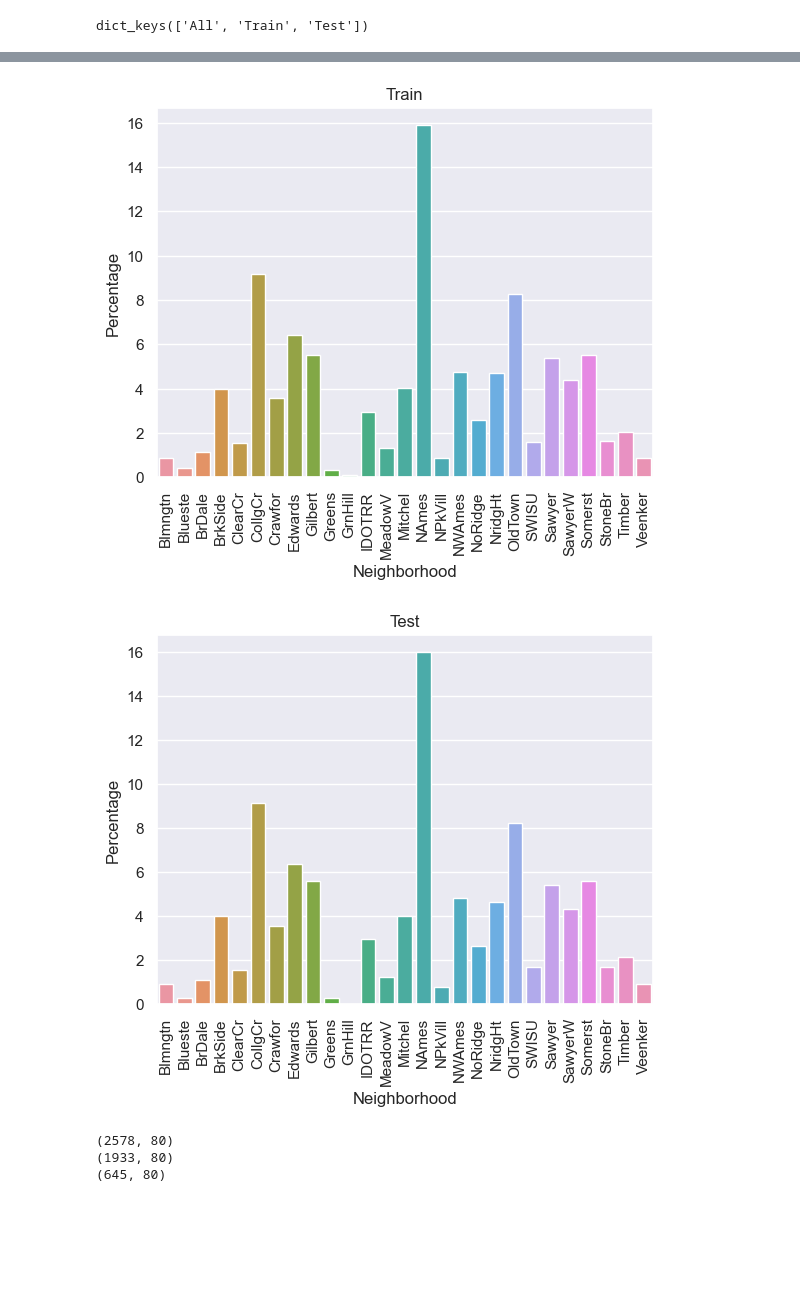
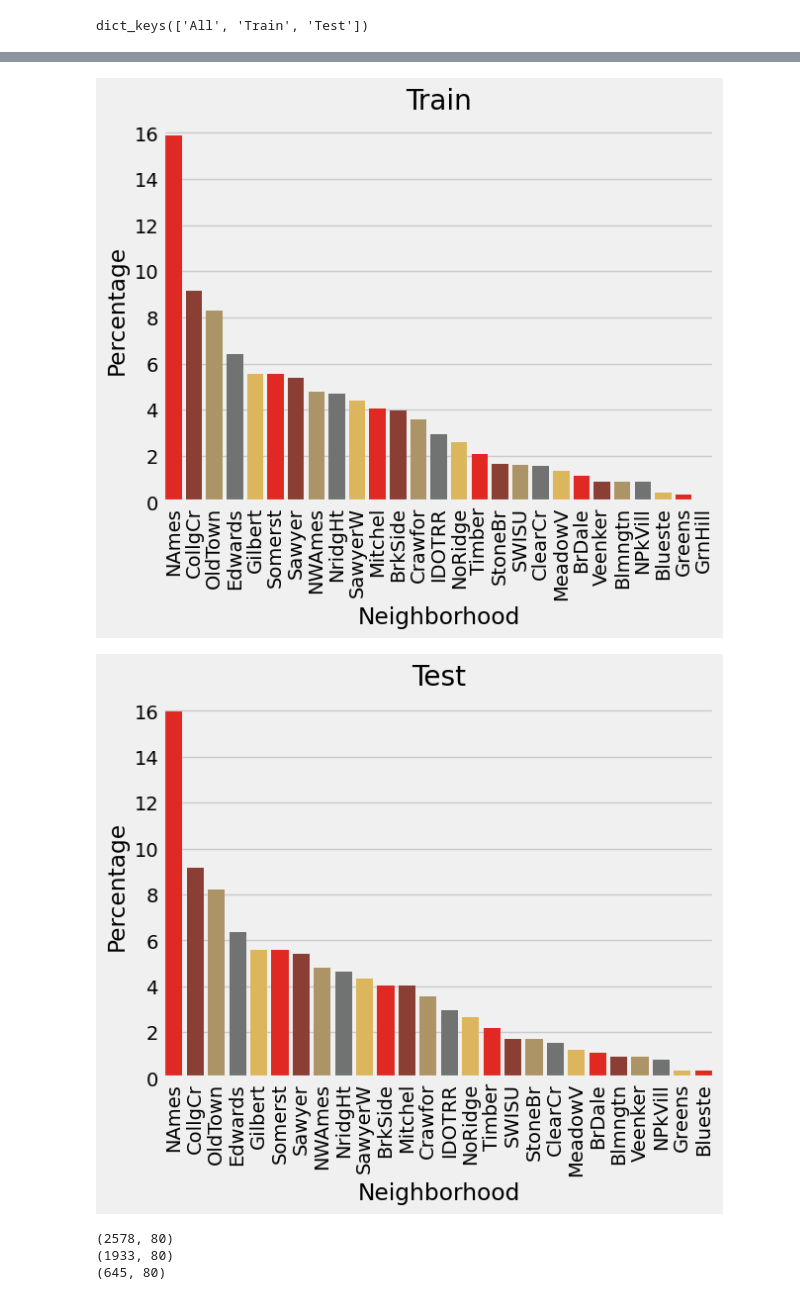
Before and after one commit to nikita-agrawal/Ames-Housing-Analysis, a Jupyter notebook: Hayden/strat_sample.ipynb, the cells around one changed output, grey strips where cells are left out. Cells and saved outputs as stored; diff of their text form; code cells hidden in the pictures; blank space fills up the shorter version.

Commit message:
added my test color palette and fixed the ordering of the neighborhood graph. But only because Alex asked me to.

```diff
--- a/Hayden/strat_sample.ipynb
+++ b/Hayden/strat_sample.ipynb
@@ -3,11 +3,22 @@ import pandas as pd
 import numpy as np
 import matplotlib.pyplot as plt
 import seaborn as sns
+import matplotlib.style as style
+style.use('fivethirtyeight')
 import helper # my function that i added
-# %%
-sns.set_theme()
-sns.set_context('notebook')
-sns.set_palette('viridis')
+# %%
+# I repeated the colors so that the length of the paleete,30 ,is now longer than
+# the length of unique neighborhoods
+test = ["#FF0B04", "#9A3324","#B9975B", "#707372","#F1BE48",
+        "#FF0B04", "#9A3324","#B9975B", "#707372","#F1BE48",
+        "#FF0B04", "#9A3324","#B9975B", "#707372","#F1BE48",
+        "#FF0B04", "#9A3324","#B9975B", "#707372","#F1BE48",
+        "#FF0B04", "#9A3324","#B9975B", "#707372","#F1BE48",
+        "#FF0B04", "#9A3324","#B9975B", "#707372","#F1BE48",
+          ]
+
+# Set your custom color palette
+sns.set_palette(sns.color_palette(test))
 # %%
 hous_df = pd.read_csv('Ames_Housing_Price_Data.csv',
                       index_col='PID', low_memory=False)
@@ -88,7 +97,8 @@ plot_order = np.sort(hous_no_Landmrk['Neighborhood'].unique())
 for label in df_dict.keys():
     data = df_dict[label]
     _=sns.barplot(x='Neighborhood', y='SalePrice', data=data,
-                            estimator=lambda y: len(y) / len(data) * 100, order=plot_order)
+                            estimator=lambda y: len(y) / len(data) * 100,
+                  order= data['Neighborhood'].value_counts().index)
     _.tick_params(axis='x', rotation=90)
     _.set(ylabel='Percentage', title=label)
     plt.show()
@@ -97,5 +107,5 @@ for label in df_dict.keys():
-[figure, old version]
+[figure, new version]
-[figure, old version]
+[figure, new version]
 # %%
 ## Just in case...
 for label in df_dict.keys():
```
Also changed, not shown: parts of 2 cells of this notebook.
